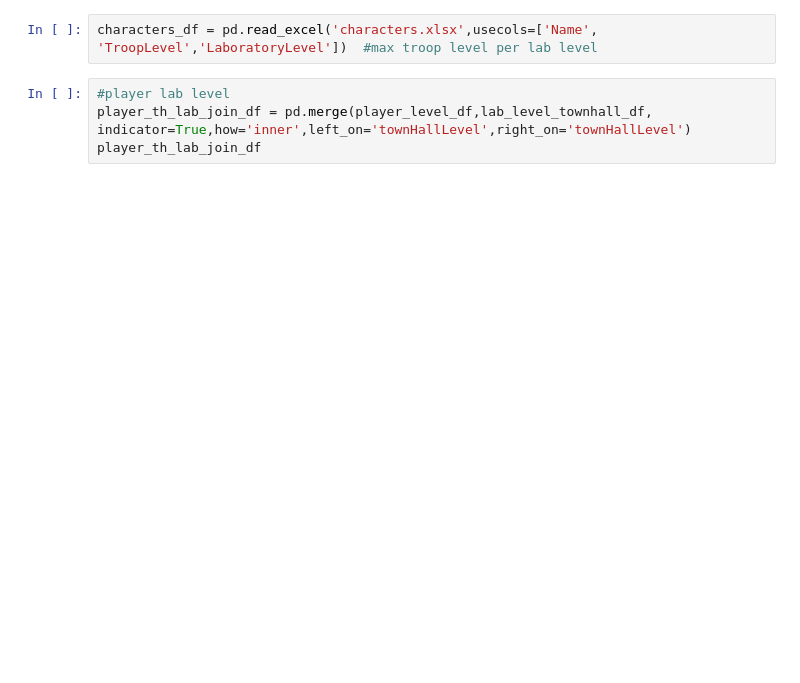
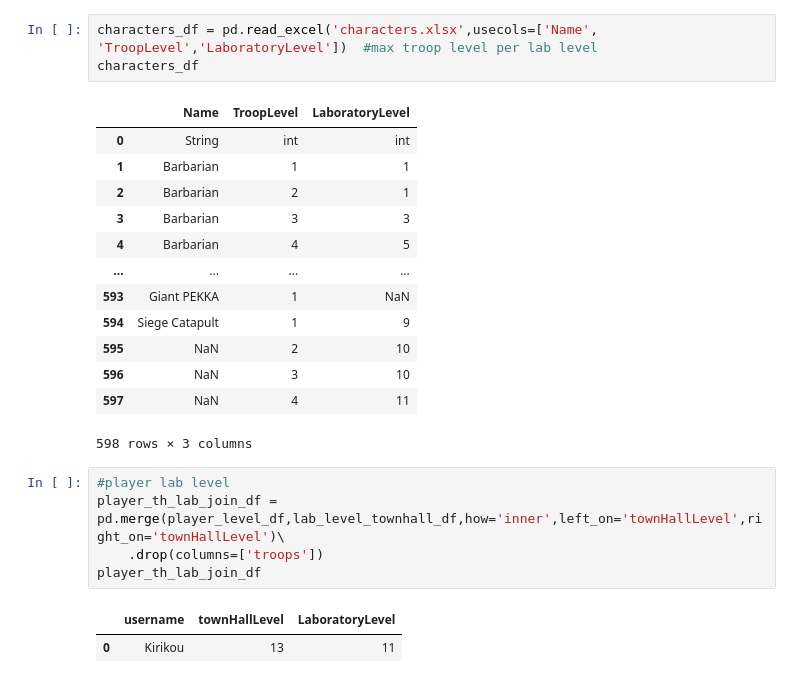
Before and after one commit to dev-tetus/Clan-API, a Jupyter notebook: testing.ipynb, the cells around one changed output. Drawn from its saved outputs; the diff is of its cells as text; blank space fills up the shorter version.

```diff
--- a/testing.ipynb
+++ b/testing.ipynb
@@ -38,7 +72,26 @@ player_troop_levels_dataframe
 # %%
 characters_df = pd.read_excel('characters.xlsx',usecols=['Name', 'TroopLevel','LaboratoryLevel'])  #max troop level per lab level
+characters_df
+# %% [output]
+|  | Name | TroopLevel | LaboratoryLevel |
+| 0 | String | int | int |
+| 1 | Barbarian | 1 | 1 |
+| 2 | Barbarian | 2 | 1 |
+| 3 | Barbarian | 3 | 3 |
+| 4 | Barbarian | 4 | 5 |
+| ... | ... | ... | ... |
+| 593 | Giant PEKKA | 1 | NaN |
+| 594 | Siege Catapult | 1 | 9 |
+| 595 | NaN | 2 | 10 |
+| 596 | NaN | 3 | 10 |
+| 597 | NaN | 4 | 11 |
+598 rows × 3 columns
 # %%
 #player lab level
-player_th_lab_join_df = pd.merge(player_level_df,lab_level_townhall_df, indicator=True,how='inner',left_on='townHallLevel',right_on='townHallLevel')
+player_th_lab_join_df = pd.merge(player_level_df,lab_level_townhall_df,how='inner',left_on='townHallLevel',right_on='townHallLevel')\
+    .drop(columns=['troops'])
 player_th_lab_join_df
+# %% [output]
+|  | username | townHallLevel | LaboratoryLevel |
+| 0 | Kirikou | 13 | 11 |
 # %%
```
Also changed, not shown: parts of 5 cells of this notebook.
